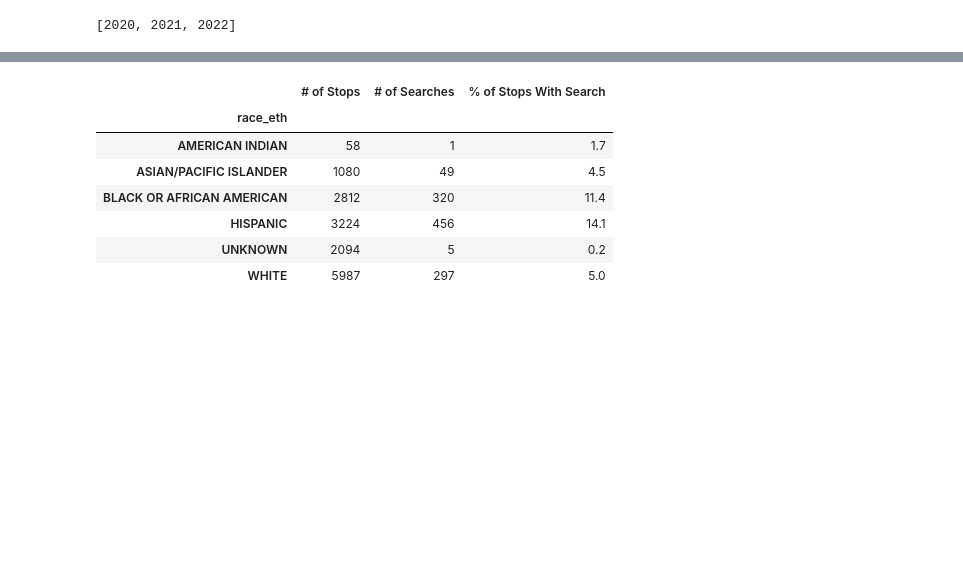
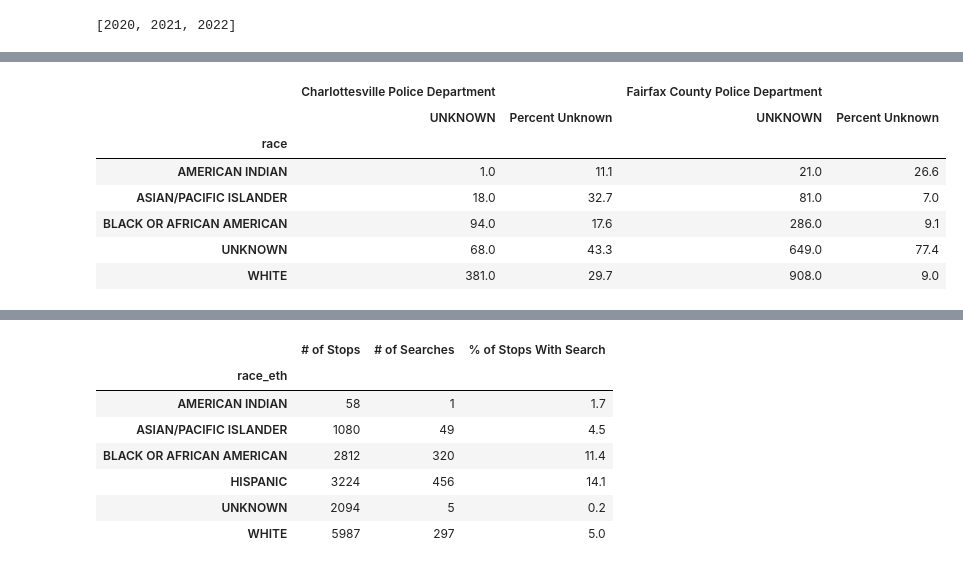
Before and after one commit to openpolicedata/openpolicedata, a Jupyter notebook: notebooks/20220413_demo.ipynb, the cells around one changed output, grey strips where cells are left out. Cells and saved outputs as stored; diff of their text form; code cells hidden in the pictures; blank space fills up the shorter version.

```diff
--- a/notebooks/20220413_demo.ipynb
+++ b/notebooks/20220413_demo.ipynb
@@ -109,0 +133,3 @@ a
+# %%
+groups = df.groupby(["race","ethnicity"])
+type(groups)
@@ -109,0 +140,3 @@ a
+# %%
+num_stops_by_race_eth = groups.size()
+num_stops_by_race_eth
@@ -109,0 +161,9 @@ a
+# %%
+df_stops_by_race_eth = num_stops_by_race_eth.unstack("ethnicity")
+# Ensure that counts are integers
+df_stops_by_race_eth = df_stops_by_race_eth.convert_dtypes(int)
+
+# Let's calculate what percentage of ethnicity values are UNKNOWN for each race by adding a column and doing some math
+df_stops_by_race_eth["Percent Unknown"] = np.round(df_stops_by_race_eth["UNKNOWN"]/df_stops_by_race_eth.sum(axis=1)*100,1)
+
+df_stops_by_race_eth
@@ -109,0 +182,23 @@ a
+# %%
+jurisdiction_comp = "Fairfax County Police Department"
+t_ffx = src.load_from_url(year=year, table_type=opd.TableTypes.STOPS, jurisdiction_filter=jurisdiction_comp)
+df_ffx = t_ffx.table.copy()
+
+df_stops_by_race_eth_ffx = df_ffx.groupby(["race","ethnicity"]).size().unstack("ethnicity").convert_dtypes(int)
+df_stops_by_race_eth_ffx["Percent Unknown"] = np.round(df_stops_by_race_eth_ffx["UNKNOWN"]/df_stops_by_race_eth_ffx.sum(axis=1)*100,1)
+
+# Create a DataFrame out of only the Unknown and Percent Unknown columns for each case
+df_comp = pd.DataFrame([df_stops_by_race_eth["UNKNOWN"], df_stops_by_race_eth["Percent Unknown"],
+    df_stops_by_race_eth_ffx["UNKNOWN"], df_stops_by_race_eth_ffx["Percent Unknown"] ],
+    index=pd.MultiIndex.from_product([[jurisdiction, jurisdiction_comp], ["UNKNOWN", "Percent Unknown"]])).transpose()
+
+df_comp
+# %% [output]
+|  | Charlottesville Police Department |  | Fairfax County Police Department |  |
+|  | UNKNOWN | Percent Unknown | UNKNOWN | Percent Unknown |
+| race |  |  |  |  |
+| AMERICAN INDIAN | 1.0 | 11.1 | 21.0 | 26.6 |
+| ASIAN/PACIFIC ISLANDER | 18.0 | 32.7 | 81.0 | 7.0 |
+| BLACK OR AFRICAN AMERICAN | 94.0 | 17.6 | 286.0 | 9.1 |
+| UNKNOWN | 68.0 | 43.3 | 649.0 | 77.4 |
+| WHITE | 381.0 | 29.7 | 908.0 | 9.0 |
```
Also changed, not shown: parts of 39 cells of this notebook.
